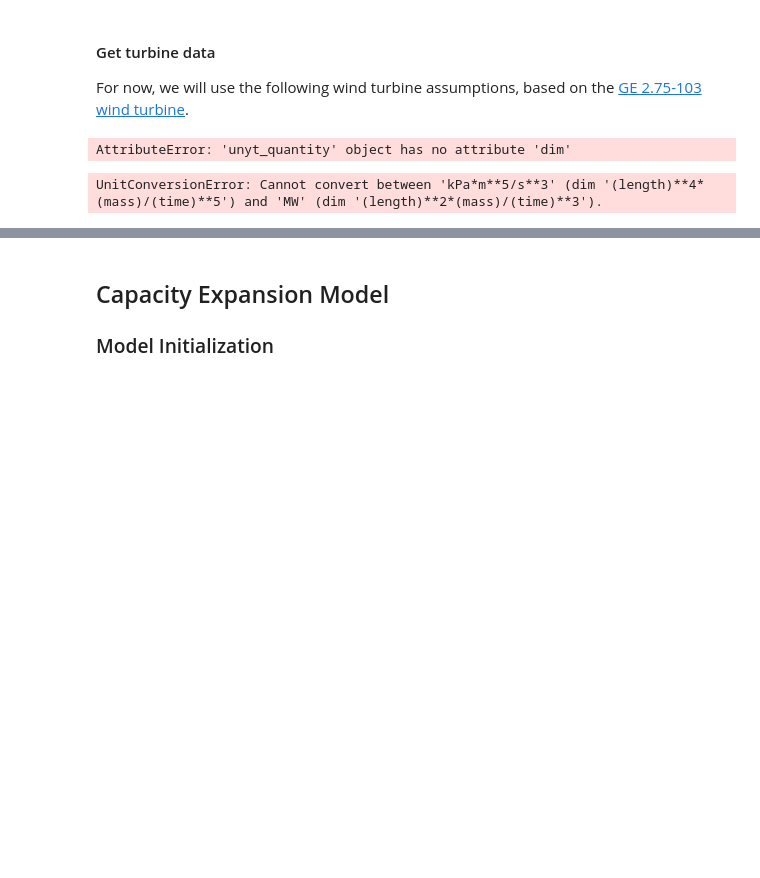
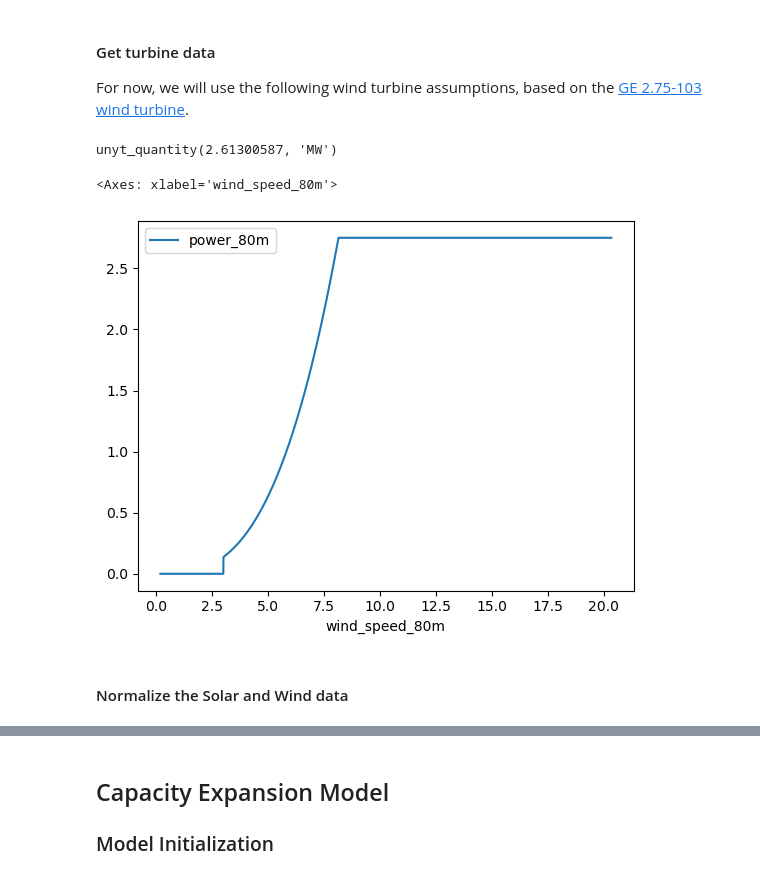
Before and after one commit to ucsusa/pypsa-illinois, a Jupyter notebook: notebooks/illinois_model.ipynb, the cells around one changed output, grey strips where cells are left out. Saved outputs shown, nothing was run; the diff lists cells and outputs as text; code cells hidden in the pictures; blank space fills up the shorter version.

```diff
--- a/notebooks/illinois_model.ipynb
+++ b/notebooks/illinois_model.ipynb
@@ -147,17 +147,13 @@ cut_out = 25.0*m/s
 rated = 13.0*m/s
 diameter = 103*m
 rated_power = 2.75*MW
-air_density = 100.4*kPa
+air_density = 1.225*kg/m**3
-# %%
-((100*kPa)*diameter**2*cut_in**3).dim
-# %% [output]
-AttributeError: 'unyt_quantity' object has no attribute 'dim'
 # %%
-power = lambda v: (0.5*np.pi/4)*(air_density*diameter**2)*v**3
+power = lambda v: np.min((((0.5*np.pi/4)*(air_density*diameter**2)*v**3).to(MW), rated_power))*MW
 # %%
-power(5.4*m/s).to(MW)
+power(8*m/s)
 # %% [output]
-UnitConversionError: Cannot convert between 'kPa*m**5/s**3' (dim '(length)**4*(mass)/(time)**5') and 'MW' (dim '(length)**2*(mass)/(time)**3').
+unyt_quantity(2.61300587, 'MW')
 # %%
 def turbine_power(v):
     """
@@ -183,0 +187,9 @@ def turbine_power(v):
+# %%
+fig, ax = plt.subplots()
+
+miso_wind.sort_values(by='wind_speed_80m').plot(ax=ax, x='wind_speed_80m',y='power_80m')
+# %% [output]
+<Axes: xlabel='wind_speed_80m'>
+[figure, added]
+# %% [markdown]
+#### Normalize the Solar and Wind data
```
Also changed, not shown: parts of 19 cells of this notebook.
